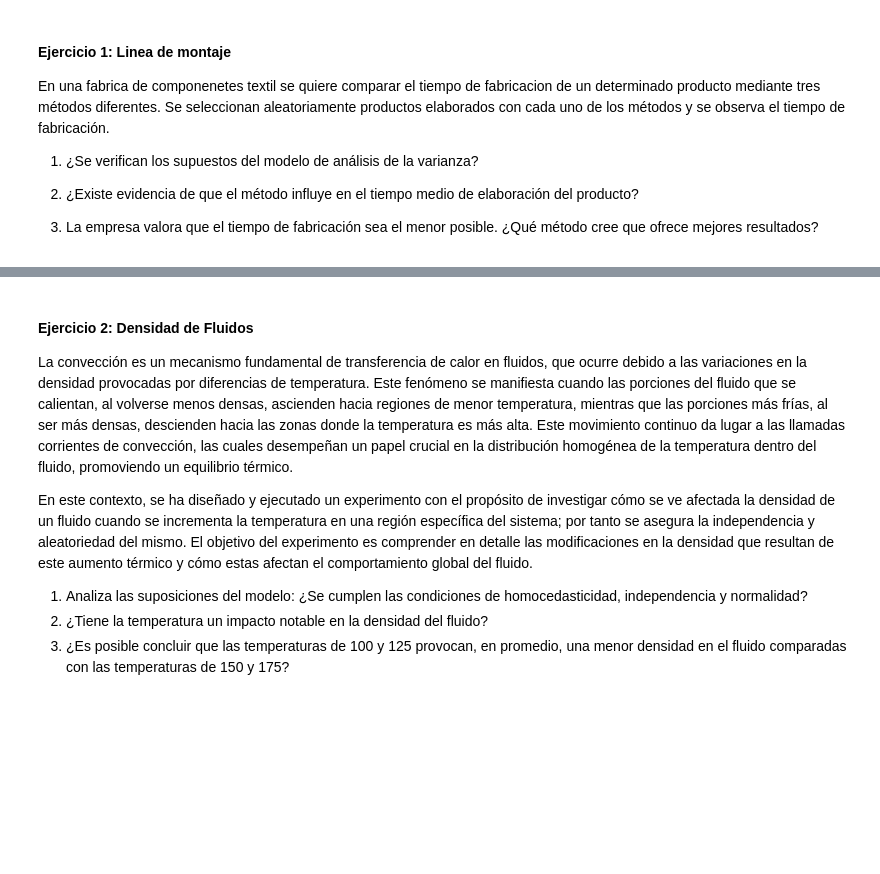
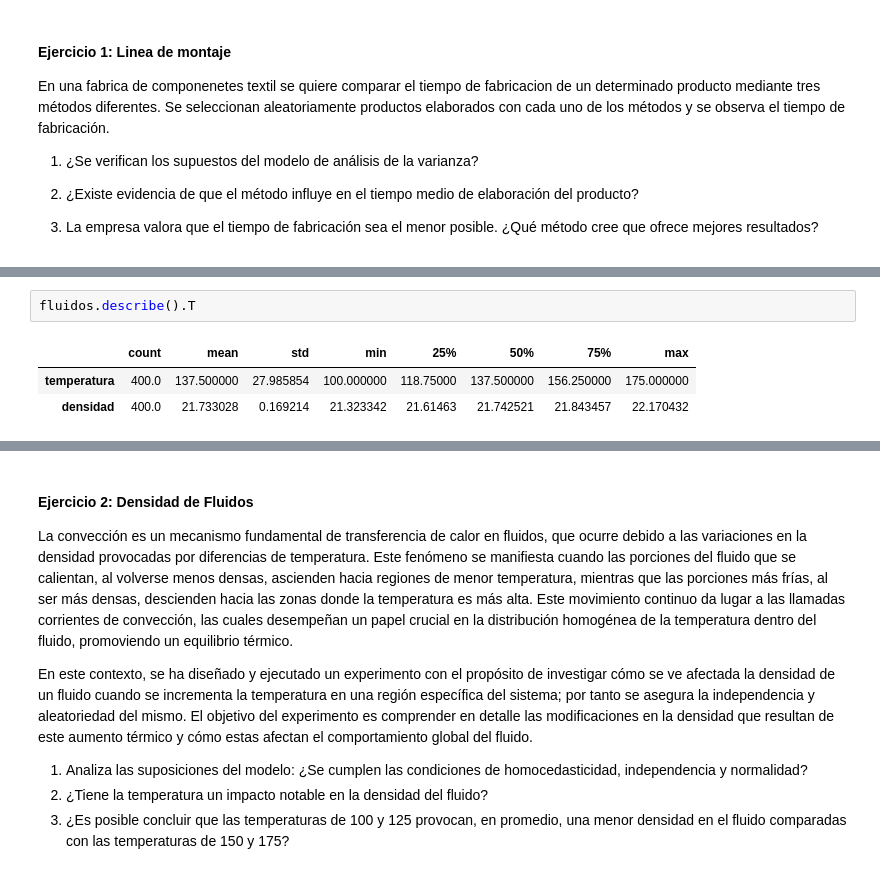
Before and after one commit to jgilsu11/laboratorio-modulo6-leccion03-1-ab-testing-parametrico, a Jupyter notebook: laboratorio-modulo6-leccion03-1-ab-testing-parametrico.ipynb, the cells around one changed output, grey strips where cells are left out. Drawn from its saved outputs; the diff is of its cells as text; blank space fills up the shorter version.

```diff
--- a/laboratorio-modulo6-leccion03-1-ab-testing-parametrico.ipynb
+++ b/laboratorio-modulo6-leccion03-1-ab-testing-parametrico.ipynb
@@ -21,0 +89,6 @@ En una fabrica de componenetes textil se quiere comparar el tiempo de fabricacio
+# %%
+fluidos.describe().T
+# %% [output]
+|  | count | mean | std | min | 25% | 50% | 75% | max |
+| temperatura | 400.0 | 137.500000 | 27.985854 | 100.000000 | 118.75000 | 137.500000 | 156.250000 | 175.000000 |
+| densidad | 400.0 | 21.733028 | 0.169214 | 21.323342 | 21.61463 | 21.742521 | 21.843457 | 22.170432 |
```
Also changed, not shown: parts of 29 cells of this notebook, 1 other file.
